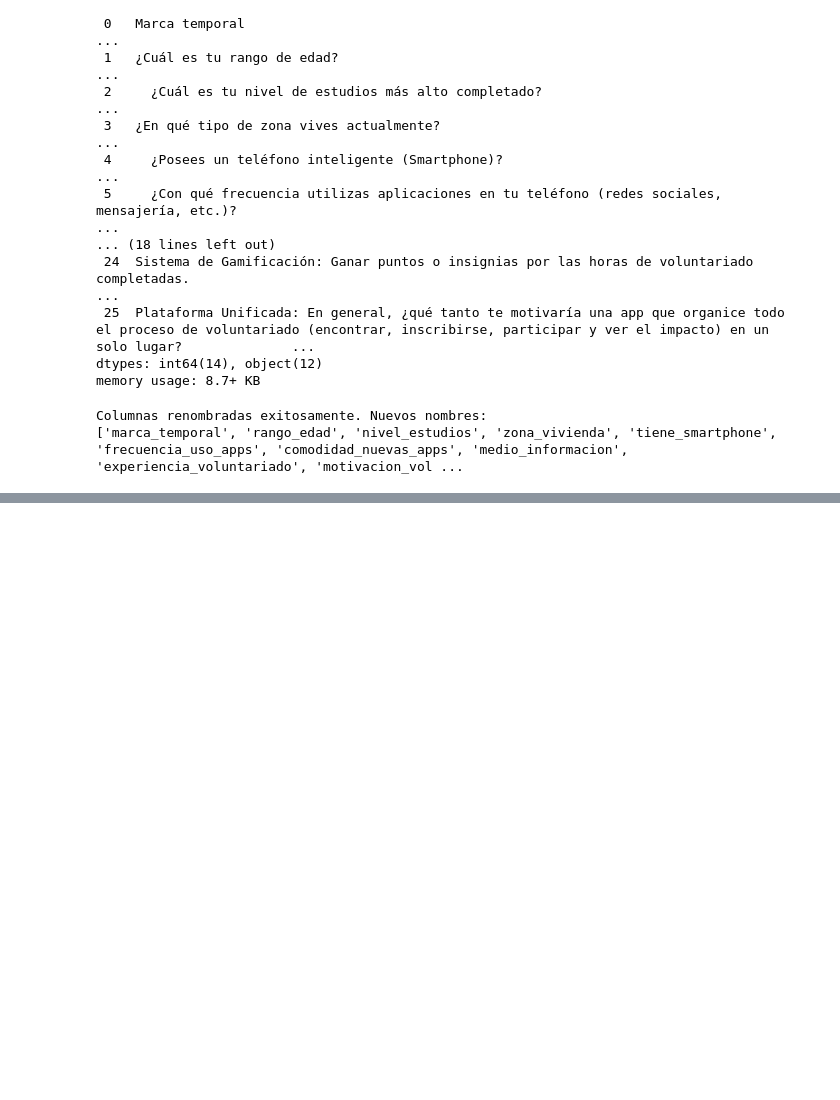
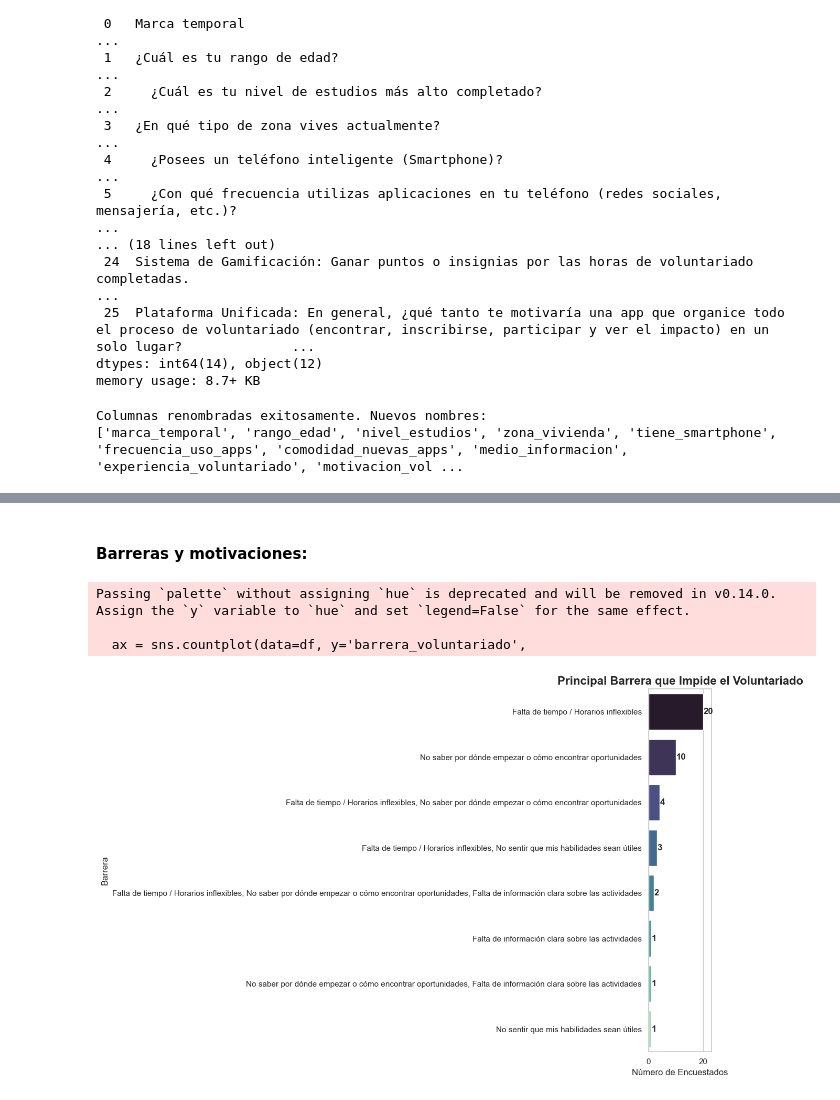
Before and after one commit to irvingChampo/EDA-Bienestar-integral-, a Jupyter notebook: eda_encueta.ipynb, the cells around one changed output, grey strips where cells are left out. Drawn from its saved outputs; the diff is of its cells as text; code cells hidden in the pictures; blank space fills up the shorter version.

```diff
--- a/eda_encueta.ipynb
+++ b/eda_encueta.ipynb
@@ -125,0 +274,26 @@ Otra opcion es eliminar los espacios en blando del inicio y del fin
+# %% [markdown]
+#### Barreras y motivaciones:
+# %%
+plt.figure(figsize=(12, 8))
+
+# Usamos 'y' para la variable para tener barras horizontales, que son mejores para etiquetas largas
+ax = sns.countplot(data=df, y='barrera_voluntariado',
+    order=df['barrera_voluntariado'].value_counts().index,
+    palette='mako')
+
+# Añadimos las etiquetas de conteo
+for p in ax.patches:
+    width = p.get_width()
+    plt.text(width + 0.1, p.get_y() + p.get_height()/2, f'{int(width)}', va='center', fontweight='bold')
+
+plt.title('Principal Barrera que Impide el Voluntariado', fontsize=16, fontweight='bold')
+plt.xlabel('Número de Encuestados', fontsize=12)
+plt.ylabel('Barrera', fontsize=12)
+plt.xlim(0, df['barrera_voluntariado'].value_counts().max() * 1.15)
+plt.tight_layout()
+plt.show()
+# %% [output]
+Passing `palette` without assigning `hue` is deprecated and will be removed in v0.14.0. Assign the `y` variable to `hue` and set `legend=False` for the same effect.
+
+  ax = sns.countplot(data=df, y='barrera_voluntariado',
+[figure, added]
```
Also changed, not shown: parts of 19 cells of this notebook.
